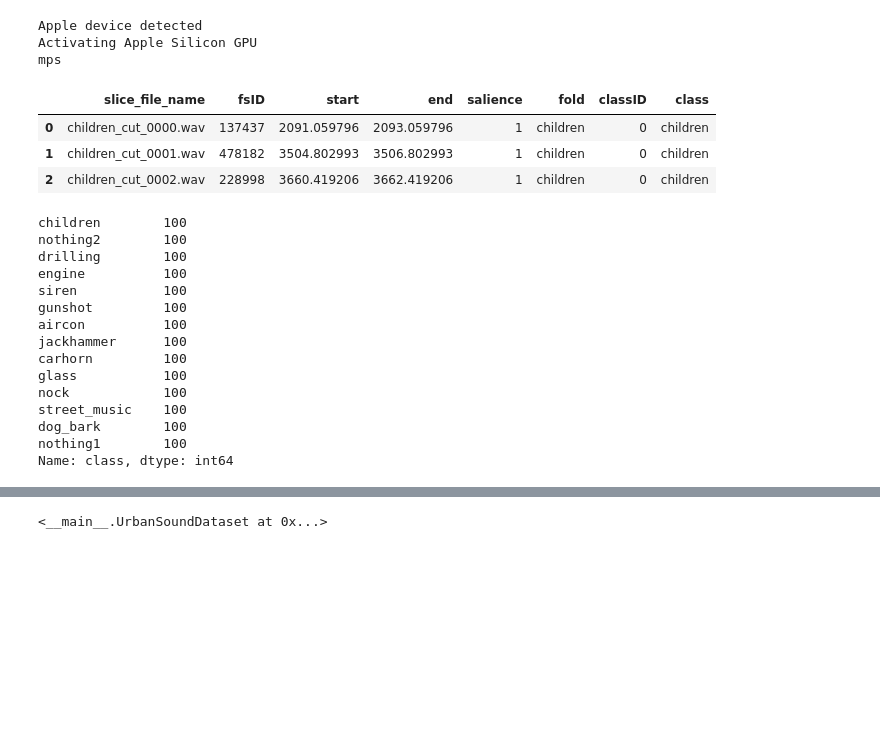
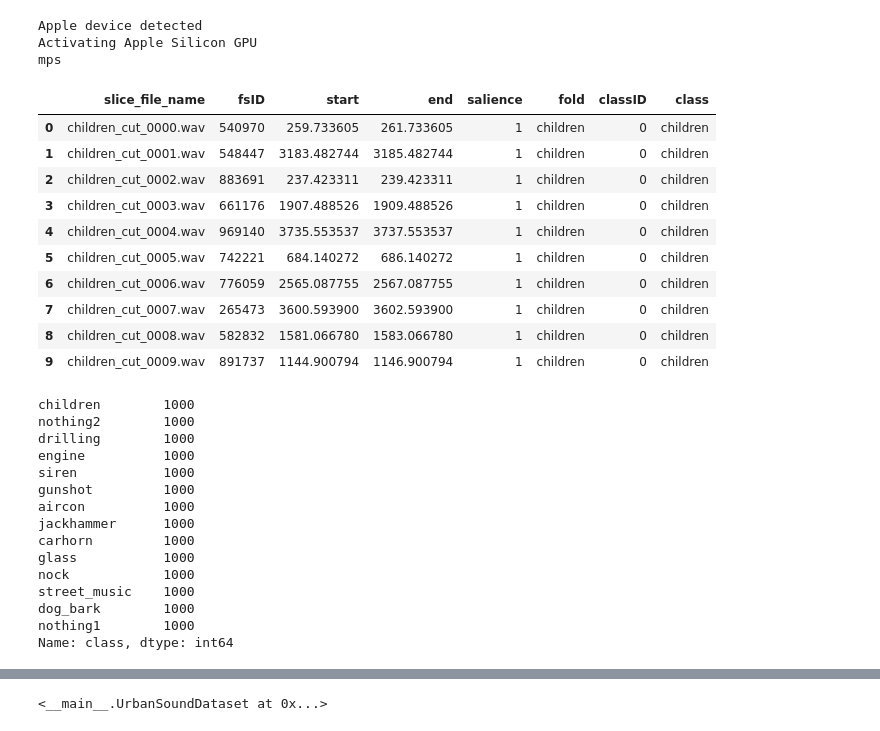
Before and after one commit to EmptyDeck/AI-Powered-Sound-Awareness-Device-Project-, a Jupyter notebook: @AI/AI/AI_Make_d2.ipynb, the cells around one changed output, grey strips where cells are left out. Drawn from its saved outputs; the diff is of its cells as text; code cells hidden in the pictures; blank space fills up the shorter version.

```diff
--- a/@AI/AI/AI_Make_d2.ipynb
+++ b/@AI/AI/AI_Make_d2.ipynb
@@ -126,17 +127,23 @@ class UrbanSoundDataset(Dataset):
 # %%
 # 데이터셋 및 데이터 로더 설정
 import pandas as pd
 
-
 # Load the dataset
-ANNOTATIONS_FILE = 'dataset2/data2.csv'
-temp_csv = pd.read_csv('dataset2/data2.csv')
-temp_csv.head(3)
+ANNOTATIONS_FILE = '/Volumes/검은 상자/@CODE/dataset2/data2.csv'
+temp_csv = pd.read_csv('/Volumes/검은 상자/@CODE/dataset2/data2.csv')
+temp_csv.head(10)
 # %% [output]
 |  | slice_file_name | fsID | start | end | salience | fold | classID | class |
-| 0 | children_cut_0000.wav | 137437 | 2091.059796 | 2093.059796 | 1 | children | 0 | children |
-| 1 | children_cut_0001.wav | 478182 | 3504.802993 | 3506.802993 | 1 | children | 0 | children |
-| 2 | children_cut_0002.wav | 228998 | 3660.419206 | 3662.419206 | 1 | children | 0 | children |
+| 0 | children_cut_0000.wav | 540970 | 259.733605 | 261.733605 | 1 | children | 0 | children |
+| 1 | children_cut_0001.wav | 548447 | 3183.482744 | 3185.482744 | 1 | children | 0 | children |
+| 2 | children_cut_0002.wav | 883691 | 237.423311 | 239.423311 | 1 | children | 0 | children |
+| 3 | children_cut_0003.wav | 661176 | 1907.488526 | 1909.488526 | 1 | children | 0 | children |
+| 4 | children_cut_0004.wav | 969140 | 3735.553537 | 3737.553537 | 1 | children | 0 | children |
+| 5 | children_cut_0005.wav | 742221 | 684.140272 | 686.140272 | 1 | children | 0 | children |
+| 6 | children_cut_0006.wav | 776059 | 2565.087755 | 2567.087755 | 1 | children | 0 | children |
+| 7 | children_cut_0007.wav | 265473 | 3600.593900 | 3602.593900 | 1 | children | 0 | children |
+| 8 | children_cut_0008.wav | 582832 | 1581.066780 | 1583.066780 | 1 | children | 0 | children |
+| 9 | children_cut_0009.wav | 891737 | 1144.900794 | 1146.900794 | 1 | children | 0 | children |
 # %%
 import pandas as pd
 
@@ -147,20 +154,20 @@ label_counts = temp_csv['class'].value_counts()
 # Display the counts of files for each label in a tabular format
 print(label_counts)
 # %% [output]
-children        100
-nothing2        100
-drilling        100
-engine          100
-siren           100
-gunshot         100
-aircon          100
-jackhammer      100
-carhorn         100
-glass           100
-nock            100
-street_music    100
-dog_bark        100
-nothing1        100
+children        1000
+nothing2        1000
+drilling        1000
+engine          1000
+siren           1000
+gunshot         1000
+aircon          1000
+jackhammer      1000
+carhorn         1000
+glass           1000
+nock            1000
+street_music    1000
+dog_bark        1000
+nothing1        1000
 Name: class, dtype: int64
 # %%
 random = 1 # 1== random,  0 == fix seed
```
Also changed, not shown: parts of 8 cells of this notebook, 2 other files.
